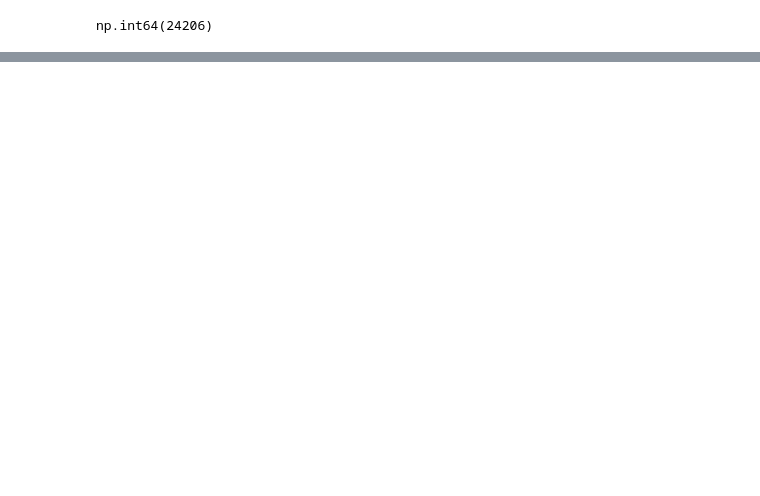
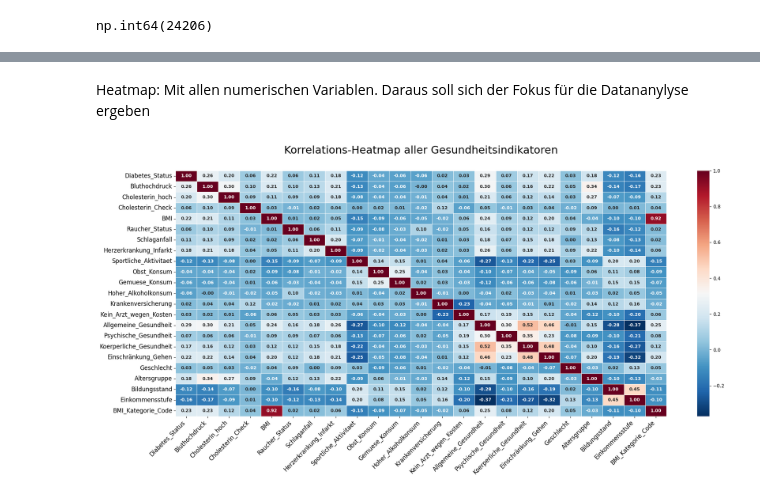
Before and after one commit to StackKer5000/Diabetes_Analysis, a Jupyter notebook: diabetes_v01.ipynb, the cells around one changed output, grey strips where cells are left out. Cells and saved outputs as stored; diff of their text form; code cells hidden in the pictures; blank space fills up the shorter version.

```diff
--- a/diabetes_v01.ipynb
+++ b/diabetes_v01.ipynb
@@ -167,0 +316,49 @@ dtype: int64
+# %% [markdown]
+Heatmap: Mit allen numerischen Variablen. Daraus soll sich der Fokus für die Datananylyse ergeben
+# %%
+import matplotlib.pyplot as plt
+import pandas as pd
+import seaborn as sns
+
+
+# numerischen Spalten auswählen
+df_numerisch = df.select_dtypes(include=["number"])
+
+# Korrelationsmatrix berechnen
+corr_matrix = df_numerisch.corr()
+
+# Plot in Präsentationsgröße
+plt.figure(figsize=(20, 10))
+
+# Heatmap barrierefreier Palette
+sns.heatmap(
+    corr_matrix,
+    annot=True,             # Schreibt die Werte in die Kästchen
+    cmap="RdBu_r",          # barrierefreier Palette
+    fmt=".2f",              # Rundet auf 2 Nachkommastellen
+    linewidths=0.5,         # Feine Trennlinien zwischen den Quadraten
+    annot_kws={
+        "size": 9,
+        "weight": "bold",   # Zahlen im Fettdruck
+    },
+)
+
+# für PowerPoint-Folie
+plt.title(
+    "Korrelations-Heatmap aller Gesundheitsindikatoren", fontsize=22, pad=35
+)
+
+# Beschriftungen drehen, damit Spaltennamen besser lesbar sind
+plt.xticks(rotation=45, ha="right", fontsize=12)
+plt.yticks(rotation=0, fontsize=12)
+
+# Ränder belassen absichern, damit nichts abgeschnitten wird
+plt.tight_layout()
+plt.subplots_adjust(top=0.88, bottom=0.18)
+
+# Optionale Speicherung in hoher Qualität für PowerPoint (Raute bei Bedarf entfernen)
+# plt.savefig('korrelations_heatmap_deutsch.png', dpi=300, bbox_inches='tight')
+
+plt.show()
+# %% [output]
+[figure, added]
```
Also changed, not shown: parts of 33 cells of this notebook.
